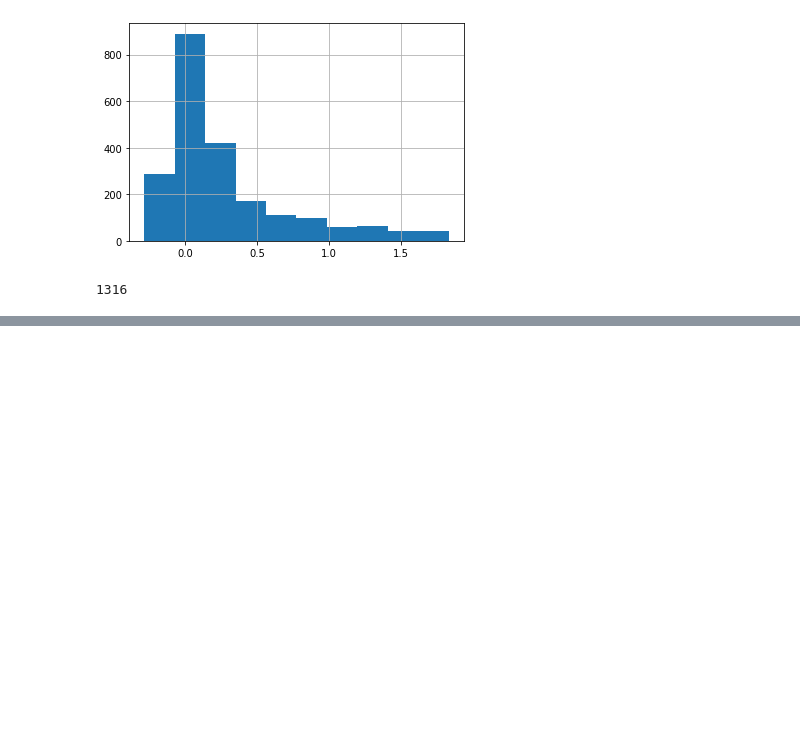
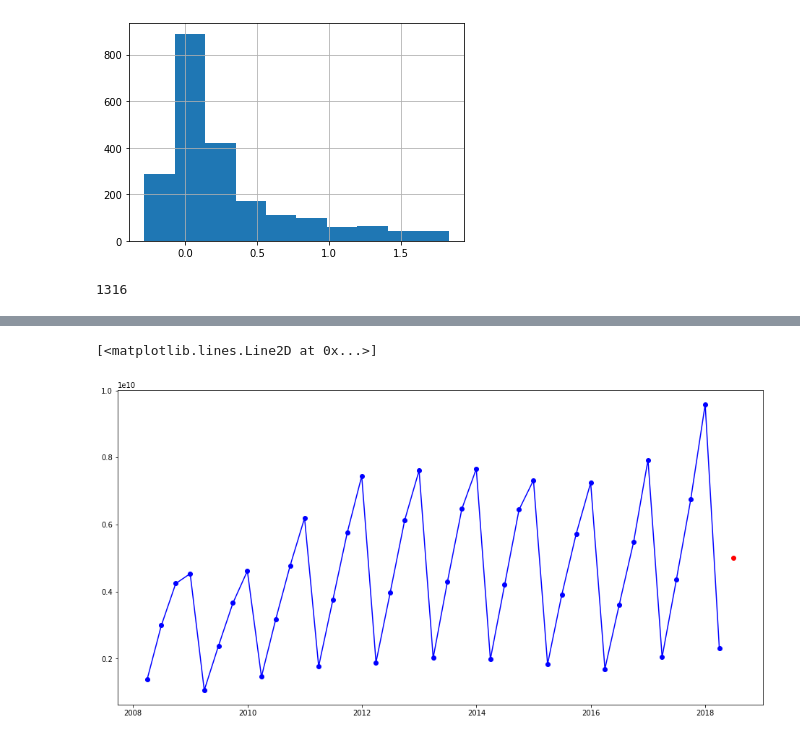
Before and after one commit to hyang1985/-, a Jupyter notebook: 上市公司营收预测.ipynb, the cells around one changed output, grey strips where cells are left out. Saved outputs shown, nothing was run; the diff lists cells and outputs as text; code cells hidden in the pictures; blank space fills up the shorter version.

```diff
--- a/上市公司营收预测.ipynb
+++ b/上市公司营收预测.ipynb
@@ -557,0 +624,6 @@ len(not_predicted_symbol)
+# %%
+#predict_each_stock['REVENUE'].mean()-train.groupby(train.index).mean()['2017-06']['REVENUE']
+#predict_each_stock['REVENUE'].mean()
+#train.groupby(train.index).mean()['2017-06']['REVENUE']
+ratio=(predict_each_stock['REVENUE'].mean()-train.groupby(train.index).mean()['2017-06']['REVENUE'])/train.groupby(train.index).mean()['2017-06']['REVENUE']
+ratio.values[0]
@@ -592,0 +694,9 @@ ValueError: x and y must have same first dimension, but have shapes (1,) and (0,
+# %%
+for symbol in not_predicted_symbol:
+    try:
+        growth_rate=ratio.values[0]
+        this_year=train.loc[train['TICKER_SYMBOL']==symbol]['2017-06']['REVENUE']*growth_rate
+        predict_each_stock=predict_each_stock.append({'REVENUE':this_year.values[0],'TICKER_SYMBOL':symbol,'GROWTH_RATE':growth_rate},ignore_index=True)
+    except:
+        continue
+        #print(train.loc[train['TICKER_SYMBOL']==symbol]['2017-06']['REVENUE'])
@@ -592,0 +730,9 @@ ValueError: x and y must have same first dimension, but have shapes (1,) and (0,
+# %%
+#全市场营收平均值的时间序列图以及二季度营收的预测值
+fig = plt.figure(figsize=(16,8))
+#Income.loc['2008':]['REVENUE'].groupby(Income.index).mean()
+plt.plot(train['REVENUE'].groupby(train.index).mean(),'bo-')
+plt.plot(pd.to_datetime('2018-06-30',format='%Y-%m-%d'),predict_each_stock['REVENUE'].mean(),'ro')
+# %% [output]
+[<matplotlib.lines.Line2D at 0x...>]
+[figure, added]
```
Also changed, not shown: parts of 14 cells of this notebook.
